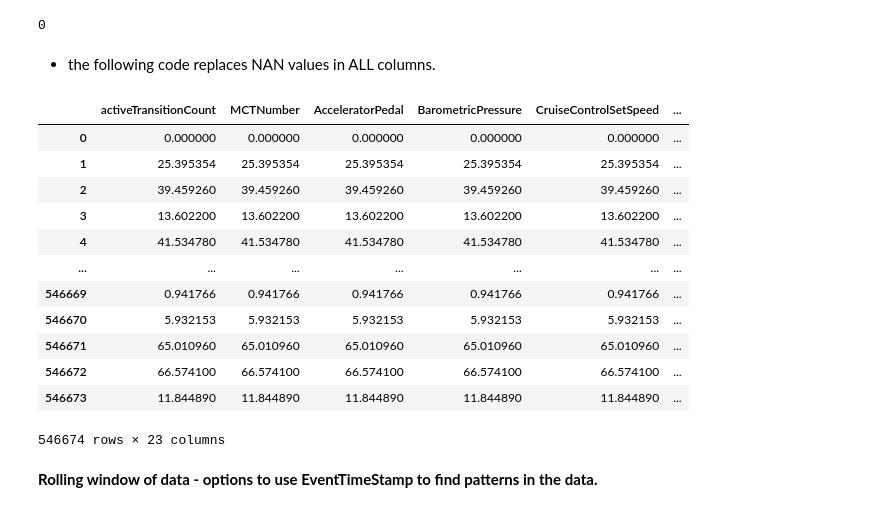
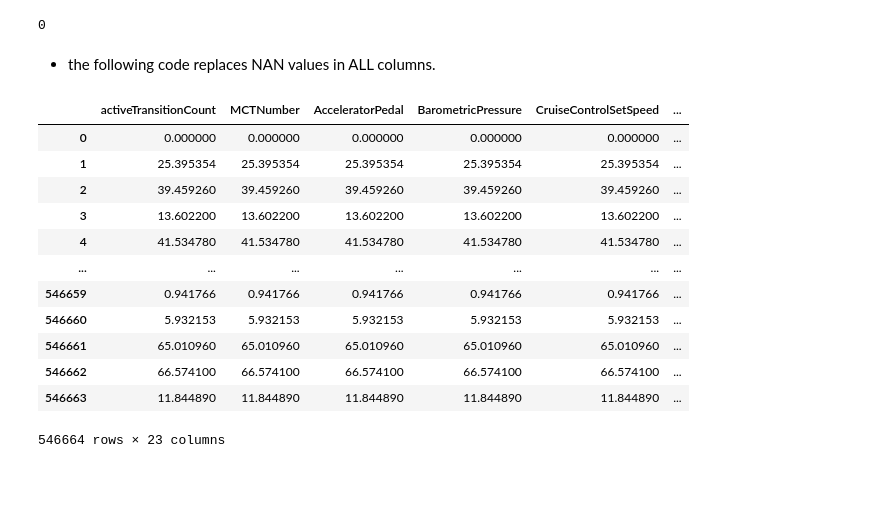
Before and after one commit to nss-data-science-cohort-6/big_g_express-elden_ring, a Jupyter notebook: AC_bigG.ipynb, the cells around one changed output. Drawn from its saved outputs; the diff is of its cells as text; code cells hidden in the pictures; blank space fills up the shorter version.

```diff
--- a/AC_bigG.ipynb
+++ b/AC_bigG.ipynb
@@ -519,8 +515,8 @@ for Id in equipment_imputed.index :
 faults_improved[column].isna().sum()
 # %% [output]
 0
-# %% [markdown]
-- the following code replaces NAN values in ALL columns.
+# %% [markdown]
+- the following code replaces NAN values in ALL columns.
 # %%
 cols = ['activeTransitionCount','MCTNumber',
         'AcceleratorPedal', 'BarometricPressure', 'CruiseControlSetSpeed',
@@ -540,20 +536,18 @@ for column in cols:
 
         faults_improved.loc[faults_improved['EquipmentID']== Id, column]= equipment_imputed.loc[Id].flatten()
 # %%
-faults_improved[cols]
+faults_improved[cols].sort_index()
 # %% [output]
 |  | activeTransitionCount | MCTNumber | AcceleratorPedal | BarometricPressure | CruiseControlSetSpeed | ... |
 | 0 | 0.000000 | 0.000000 | 0.000000 | 0.000000 | 0.000000 | ... |
 | 1 | 25.395354 | 25.395354 | 25.395354 | 25.395354 | 25.395354 | ... |
 | 2 | 39.459260 | 39.459260 | 39.459260 | 39.459260 | 39.459260 | ... |
 | 3 | 13.602200 | 13.602200 | 13.602200 | 13.602200 | 13.602200 | ... |
 | 4 | 41.534780 | 41.534780 | 41.534780 | 41.534780 | 41.534780 | ... |
 | ... | ... | ... | ... | ... | ... | ... |
-| 546669 | 0.941766 | 0.941766 | 0.941766 | 0.941766 | 0.941766 | ... |
-| 546670 | 5.932153 | 5.932153 | 5.932153 | 5.932153 | 5.932153 | ... |
-| 546671 | 65.010960 | 65.010960 | 65.010960 | 65.010960 | 65.010960 | ... |
-| 546672 | 66.574100 | 66.574100 | 66.574100 | 66.574100 | 66.574100 | ... |
-| 546673 | 11.844890 | 11.844890 | 11.844890 | 11.844890 | 11.844890 | ... |
+| 546659 | 0.941766 | 0.941766 | 0.941766 | 0.941766 | 0.941766 | ... |
+| 546660 | 5.932153 | 5.932153 | 5.932153 | 5.932153 | 5.932153 | ... |
+| 546661 | 65.010960 | 65.010960 | 65.010960 | 65.010960 | 65.010960 | ... |
+| 546662 | 66.574100 | 66.574100 | 66.574100 | 66.574100 | 66.574100 | ... |
+| 546663 | 11.844890 | 11.844890 | 11.844890 | 11.844890 | 11.844890 | ... |
-546674 rows × 23 columns
+546664 rows × 23 columns
-# %% [markdown]
-**Rolling window of data - options to use EventTimeStamp to find patterns in the data.**
```
Also changed, not shown: parts of 39 cells of this notebook.
